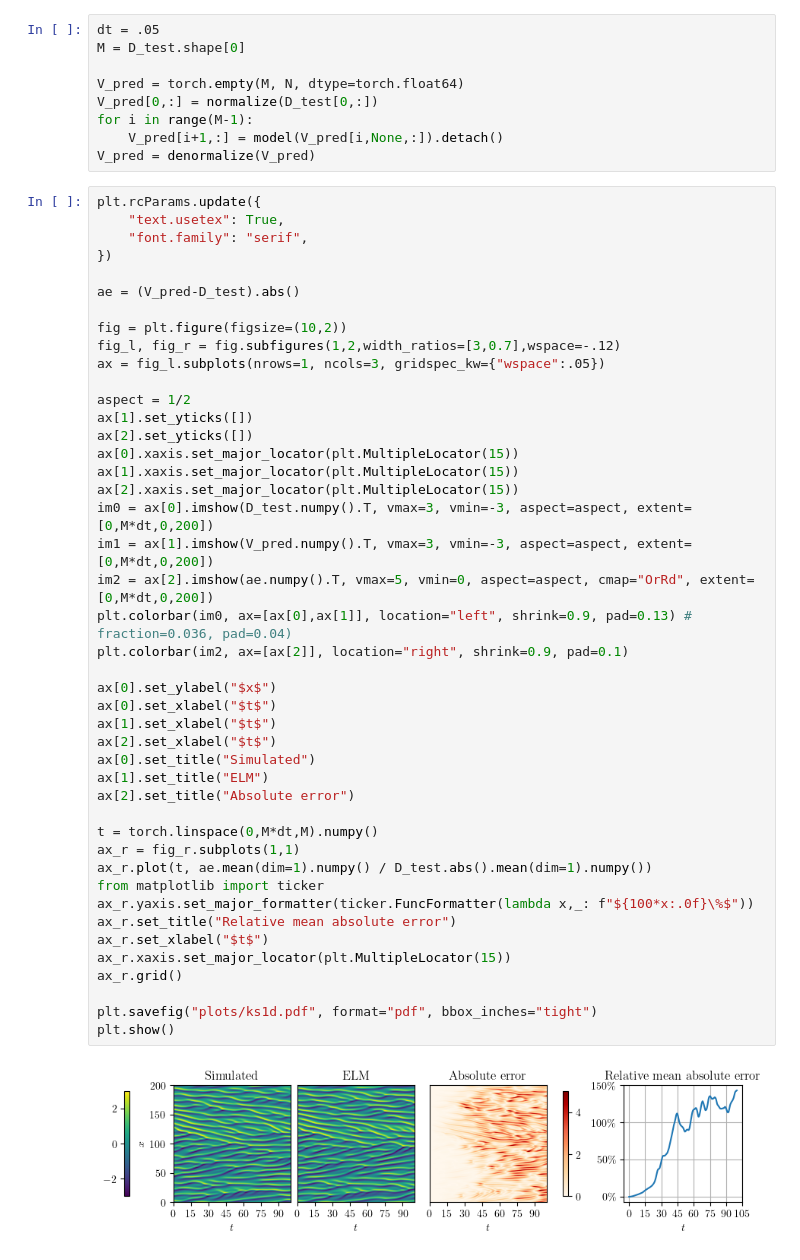
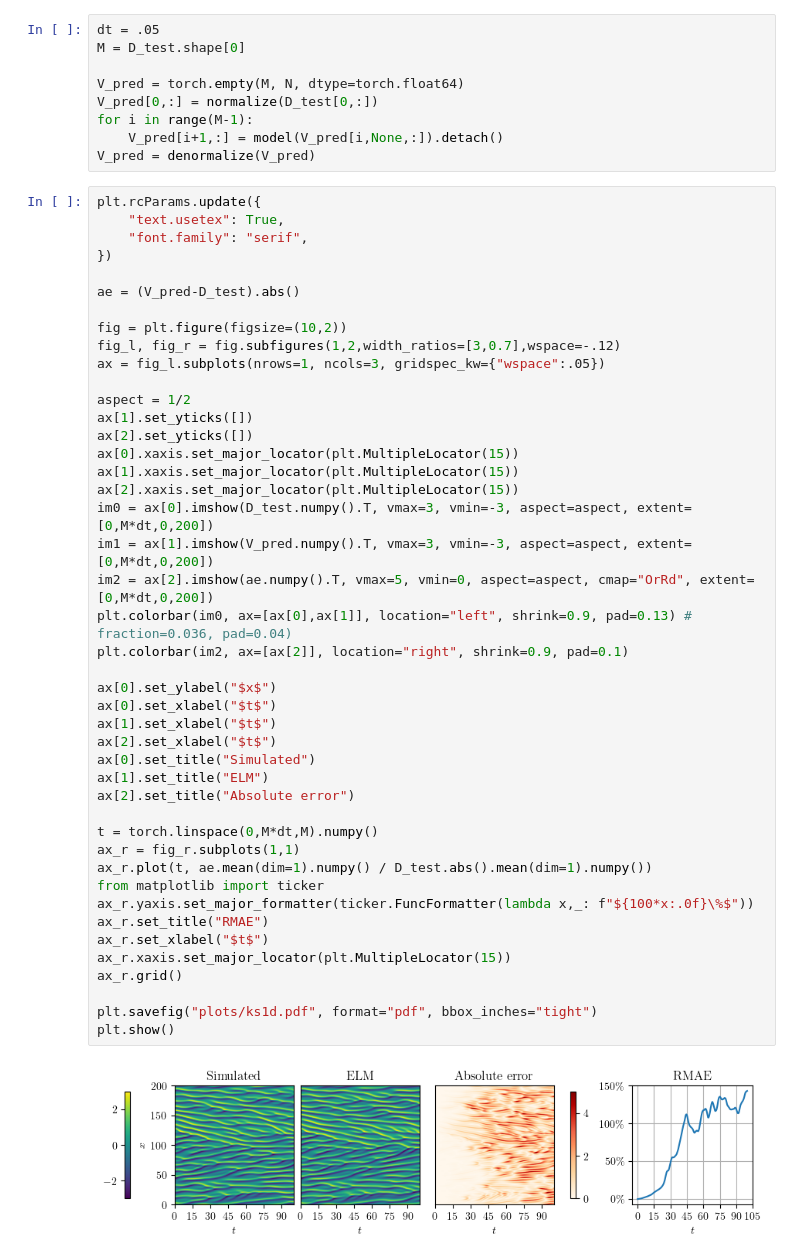
Before and after one commit to graps1/ELM-PDEs, a Jupyter notebook: ks1d/ks1d.ipynb, the cells around one changed output. Cells and saved outputs as stored; diff of their text form.

```diff
--- a/ks1d/ks1d.ipynb
+++ b/ks1d/ks1d.ipynb
@@ -77,32 +77,32 @@ ax[1].set_yticks([])
 ax[2].set_yticks([])
 ax[0].xaxis.set_major_locator(plt.MultipleLocator(15))
 ax[1].xaxis.set_major_locator(plt.MultipleLocator(15))
 ax[2].xaxis.set_major_locator(plt.MultipleLocator(15))
 im0 = ax[0].imshow(D_test.numpy().T, vmax=3, vmin=-3, aspect=aspect, extent=[0,M*dt,0,200])
 im1 = ax[1].imshow(V_pred.numpy().T, vmax=3, vmin=-3, aspect=aspect, extent=[0,M*dt,0,200])
 im2 = ax[2].imshow(ae.numpy().T, vmax=5, vmin=0, aspect=aspect, cmap="OrRd", extent=[0,M*dt,0,200])
 plt.colorbar(im0, ax=[ax[0],ax[1]], location="left", shrink=0.9, pad=0.13) # fraction=0.036, pad=0.04)
 plt.colorbar(im2, ax=[ax[2]], location="right", shrink=0.9, pad=0.1)
 
 ax[0].set_ylabel("$x$")
 ax[0].set_xlabel("$t$")
 ax[1].set_xlabel("$t$")
 ax[2].set_xlabel("$t$")
 ax[0].set_title("Simulated")
 ax[1].set_title("ELM")
 ax[2].set_title("Absolute error")
 
 t = torch.linspace(0,M*dt,M).numpy()
 ax_r = fig_r.subplots(1,1)
 ax_r.plot(t, ae.mean(dim=1).numpy() / D_test.abs().mean(dim=1).numpy())
 from matplotlib import ticker
 ax_r.yaxis.set_major_formatter(ticker.FuncFormatter(lambda x,_: f"${100*x:.0f}\%$"))
-ax_r.set_title("Relative mean absolute error")
+ax_r.set_title("RMAE")
 ax_r.set_xlabel("$t$")
 ax_r.xaxis.set_major_locator(plt.MultipleLocator(15))
 ax_r.grid()
 
 plt.savefig("plots/ks1d.pdf", format="pdf", bbox_inches="tight")
 plt.show()
 # %% [output]
-[figure, old version]
+[figure, new version]
```
Also changed, not shown: 3 other files.
